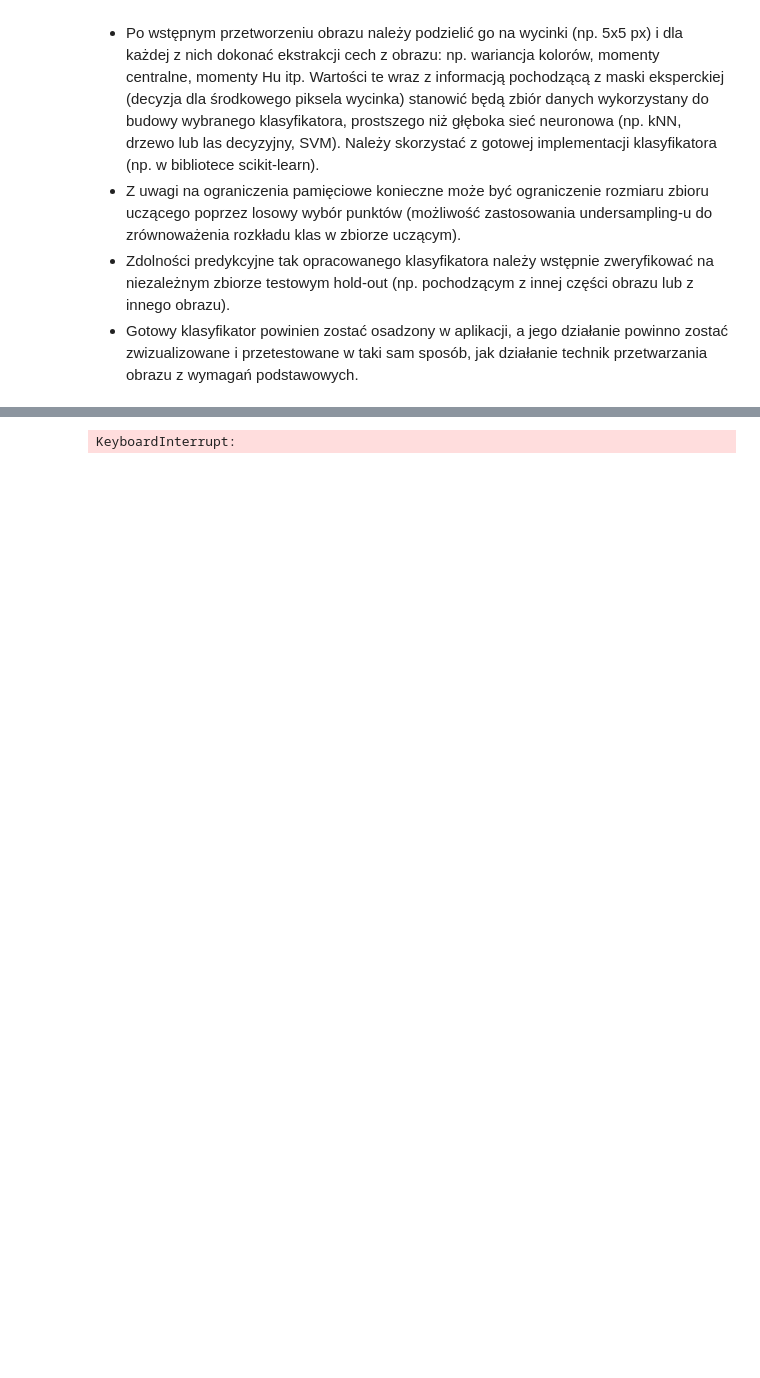
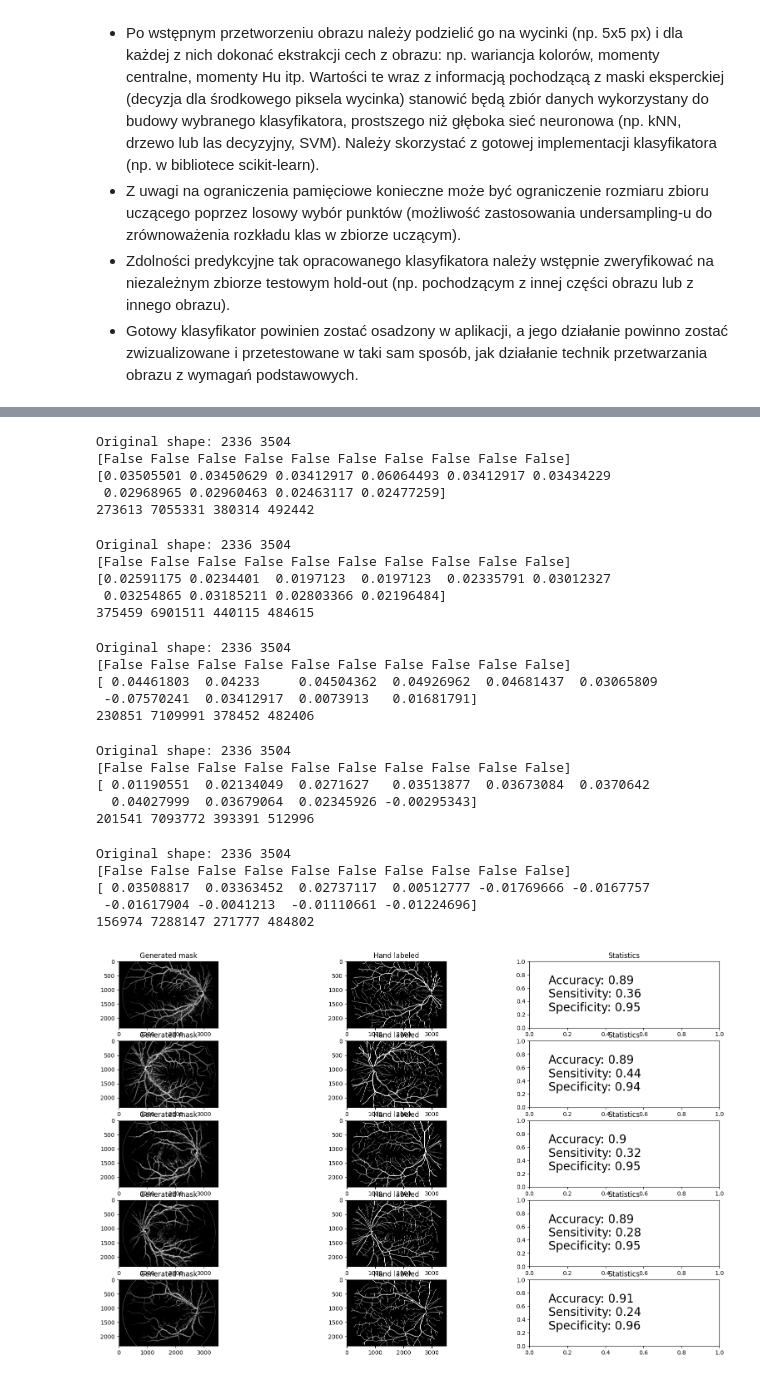
Before and after one commit to MagnuSiwy/DnoOka, a Jupyter notebook: dnoOka.ipynb, the cells around one changed output, grey strips where cells are left out. Saved outputs shown, nothing was run; the diff lists cells and outputs as text; code cells hidden in the pictures; blank space fills up the shorter version.

```diff
--- a/dnoOka.ipynb
+++ b/dnoOka.ipynb
@@ -234,6 +235,7 @@ class Params:
 
     padded_labeled = np.pad(orig_labeled, ((0, 5 - hmod), (0, 5 - wmod)), mode='wrap')
     padded_labeled = (padded_labeled > 0)
+    self.padded_labeled = padded_labeled
 
     padded_labeled = padded_labeled.flatten()
     self.labeled = padded_labeled
@@ -342,38 +357,64 @@ model = LinearRegression()
 # %%
-testCases = 10
 fig, axs = plt.subplots(testObjects, 3)
-
-for i in range(testCases):
-    divided = divide_in_fragments(images[i])
-    parametrized = wrap_with_params(divided)
-    imputer.fit(parametrized.features)
-    model.fit(imputer.transform(parametrized.features), parametrized.labeled)
 
 for i in range(testCases, testObjects + testCases):
     divided_test = divide_in_fragments(images[i])
     parametrized_test = wrap_with_params(divided_test)
     predict = model.predict(imputer.transform(parametrized_test.features))
 
+    print(parametrized_test.labeled[:10])
+    print(predict[:10])
+
+    predict = (predict > 0.16).astype(int)
+
     width, height, _ = parametrized_test.package.padded.shape
+
+    true_positive = np.sum(parametrized_test.labeled.astype(int)[np.where(predict == 1)] == 1)
+    true_negative = np.sum(parametrized_test.labeled.astype(int)[np.where(predict == 0)] == 0)
+    false_positive = np.sum(parametrized_test.labeled.astype(int)[np.where(predict == 1)] == 0)
+    false_negative = np.sum(parametrized_test.labeled.astype(int)[np.where(predict == 0)] == 1)
+
+    print(true_positive, true_negative, false_positive, false_negative)
+
     img = np.reshape(predict, (width, height))
-
-    true_positive = np.sum(parametrized_test.labeled[np.where(img == 1)] == 1)
-    true_negative = np.sum(parametrized_test.labeled[np.where(img == 0)] == 0)
-    false_positive = np.sum(parametrized_test.labeled[np.where(img == 1)] == 0)
-    false_negative = np.sum(parametrized_test.labeled[np.where(img == 0)] == 1)
 
     accuracy = round((true_positive + true_negative) / (true_positive + false_positive + false_negative + true_negative), 2)
     sensitivity = round(true_positive / (true_positive + false_negative + 1), 2)
     specificity = round(true_negative / (false_positive + true_negative + 1), 2)
 
-    axs[i][0].set_title("Generated mask")
-    axs[i][0].imshow(img, cmap='gray')
+    axs[i-testCases][0].set_title("Generated mask")
+    axs[i-testCases][0].imshow(img, cmap='gray')
 
-    axs[i][1].set_title("Hand labeled")
-    axs[i][1].imshow(parametrized_test.labeled, cmap = "gray")
+    axs[i-testCases][1].set_title("Hand labeled")
+    axs[i-testCases][1].imshow(parametrized_test.padded_labeled, cmap = "gray")
 
-    axs[i][2].set_title("Statistics")
-    axs[i][2].set(xlim =(0, 1), ylim =(0, 1))
-    axs[i][2].text(0.1, 0.25, f"Accuracy: {accuracy}\nSensitivity: {sensitivity}\nSpecificity: {specificity}", fontsize = 20)
+    axs[i-testCases][2].set_title("Statistics")
+    axs[i-testCases][2].set(xlim =(0, 1), ylim =(0, 1))
+    axs[i-testCases][2].text(0.1, 0.25, f"Accuracy: {accuracy}\nSensitivity: {sensitivity}\nSpecificity: {specificity}", fontsize = 20)
 # %% [output]
-KeyboardInterrupt:
+Original shape: 2336 3504
+[False False False False False False False False False False]
+[0.03505501 0.03450629 0.03412917 0.06064493 0.03412917 0.03434229
+ 0.02968965 0.02960463 0.02463117 0.02477259]
+273613 7055331 380314 492442
+Original shape: 2336 3504
+[False False False False False False False False False False]
+[0.02591175 0.0234401  0.0197123  0.0197123  0.02335791 0.03012327
+ 0.03254865 0.03185211 0.02803366 0.02196484]
+375459 6901511 440115 484615
+Original shape: 2336 3504
+[False False False False False False False False False False]
+[ 0.04461803  0.04233     0.04504362  0.04926962  0.04681437  0.03065809
+ -0.07570241  0.03412917  0.0073913   0.01681791]
+230851 7109991 378452 482406
+Original shape: 2336 3504
+[False False False False False False False False False False]
+[ 0.01190551  0.02134049  0.0271627   0.03513877  0.03673084  0.0370642
+  0.04027999  0.03679064  0.02345926 -0.00295343]
+201541 7093772 393391 512996
+Original shape: 2336 3504
+[False False False False False False False False False False]
+[ 0.03508817  0.03363452  0.02737117  0.00512777 -0.01769666 -0.0167757
+ -0.01617904 -0.0041213  -0.01110661 -0.01224696]
+156974 7288147 271777 484802
+[figure, added]
```
Also changed, not shown: parts of 3 cells of this notebook.
